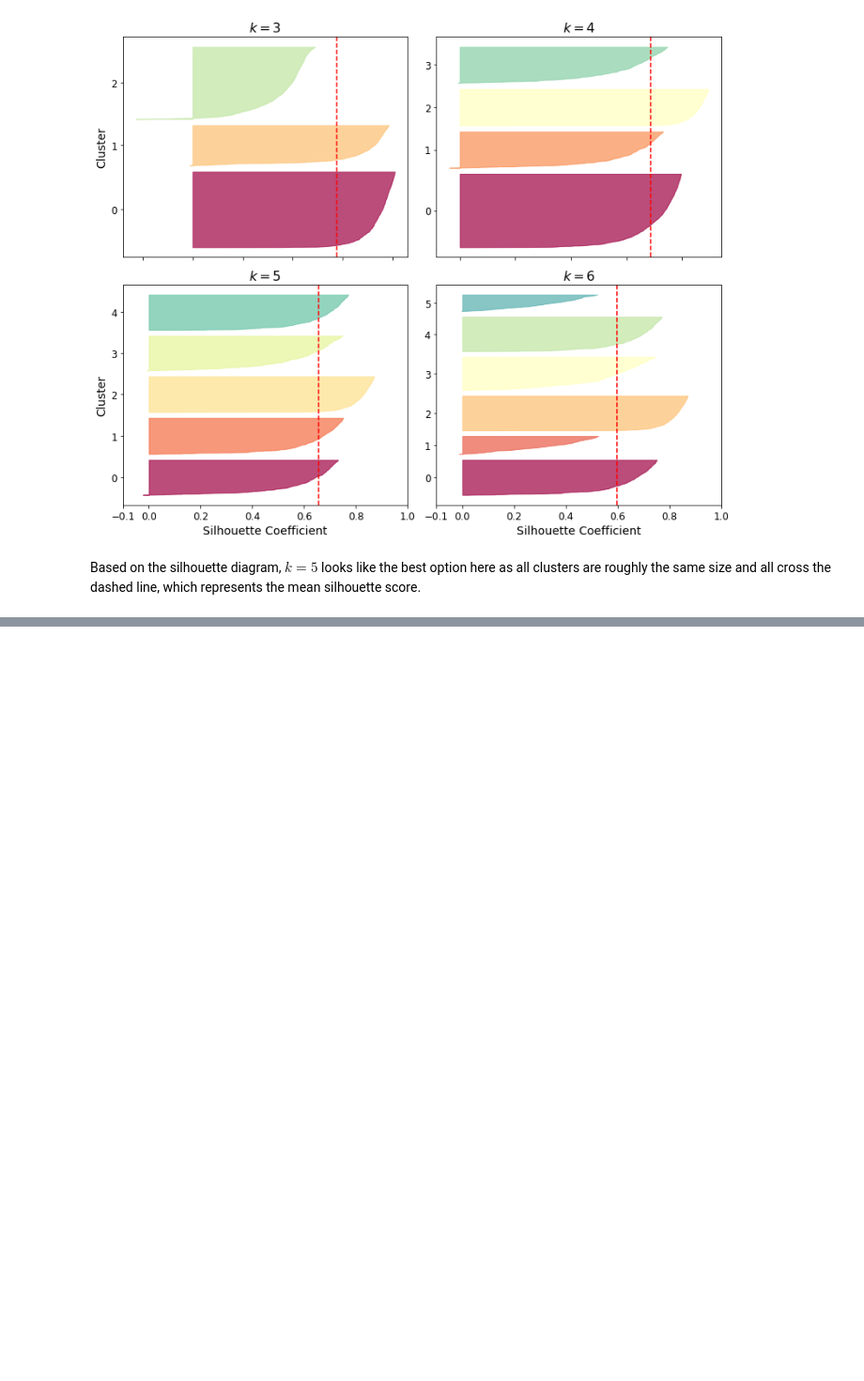
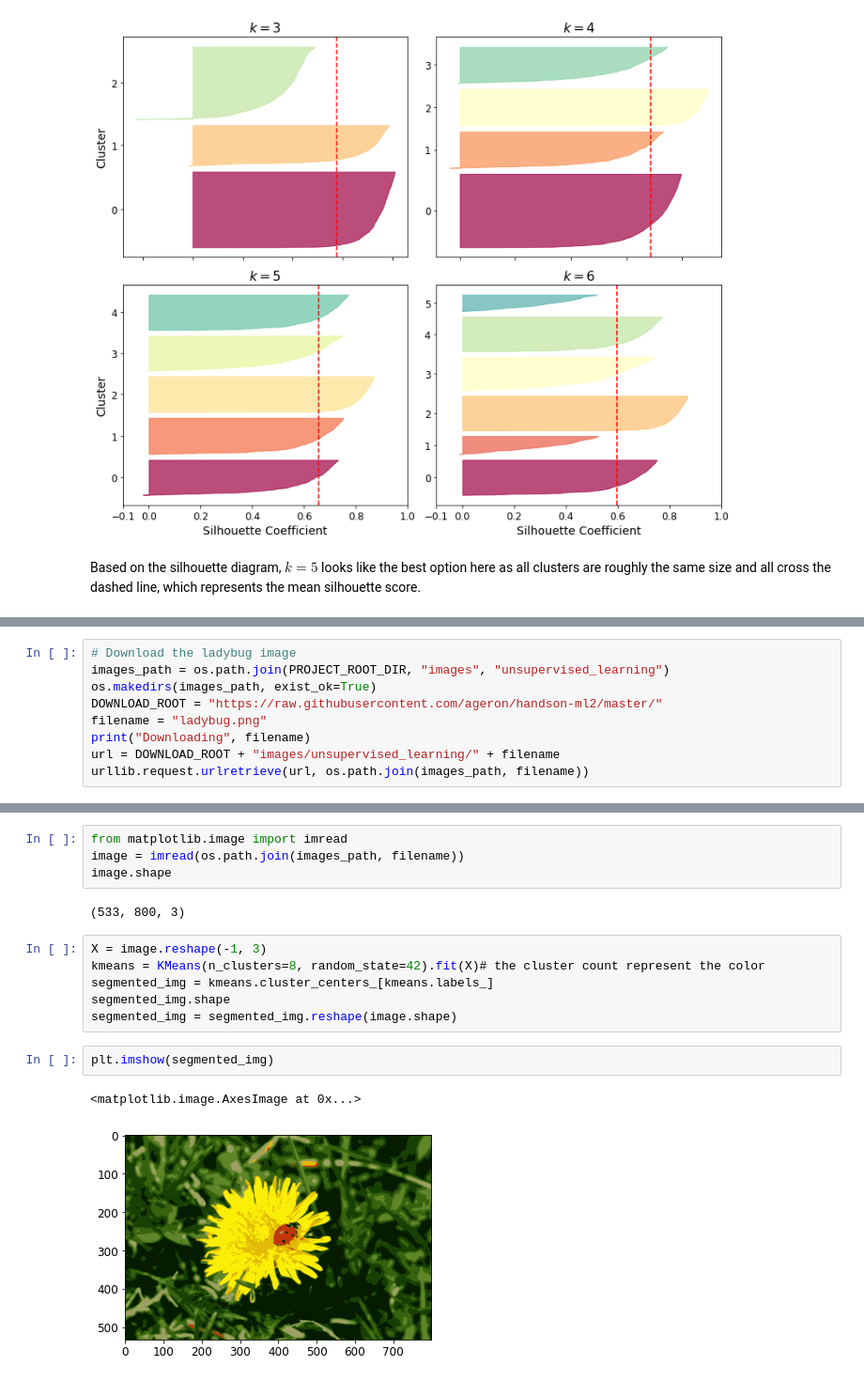
Before and after one commit to marts-dev/handsOnML, a Jupyter notebook: UnsupervisedLearningPractice.ipynb, the cells around one changed output, grey strips where cells are left out. Shown at 94% size. Cells and saved outputs as stored; diff of their text form; blank space fills up the shorter version.

```diff
--- a/UnsupervisedLearningPractice.ipynb
+++ b/UnsupervisedLearningPractice.ipynb
@@ -705,0 +745,9 @@ Based on the silhouette diagram, $k = 5$ looks like the best option here as all
+# %%
+# Download the ladybug image
+images_path = os.path.join(PROJECT_ROOT_DIR, "images", "unsupervised_learning")
+os.makedirs(images_path, exist_ok=True)
+DOWNLOAD_ROOT = "https://raw.githubusercontent.com/ageron/handson-ml2/master/"
+filename = "ladybug.png"
+print("Downloading", filename)
+url = DOWNLOAD_ROOT + "images/unsupervised_learning/" + filename
+urllib.request.urlretrieve(url, os.path.join(images_path, filename))
@@ -705,0 +758,17 @@ Based on the silhouette diagram, $k = 5$ looks like the best option here as all
+# %%
+from matplotlib.image import imread
+image = imread(os.path.join(images_path, filename))
+image.shape
+# %% [output]
+(533, 800, 3)
+# %%
+X = image.reshape(-1, 3)
+kmeans = KMeans(n_clusters=8, random_state=42).fit(X)# the cluster count represent the color
+segmented_img = kmeans.cluster_centers_[kmeans.labels_]
+segmented_img.shape
+segmented_img = segmented_img.reshape(image.shape)
+# %%
+plt.imshow(segmented_img)
+# %% [output]
+<matplotlib.image.AxesImage at 0x...>
+[figure, added]
```
Also changed, not shown: parts of 37 cells of this notebook.
